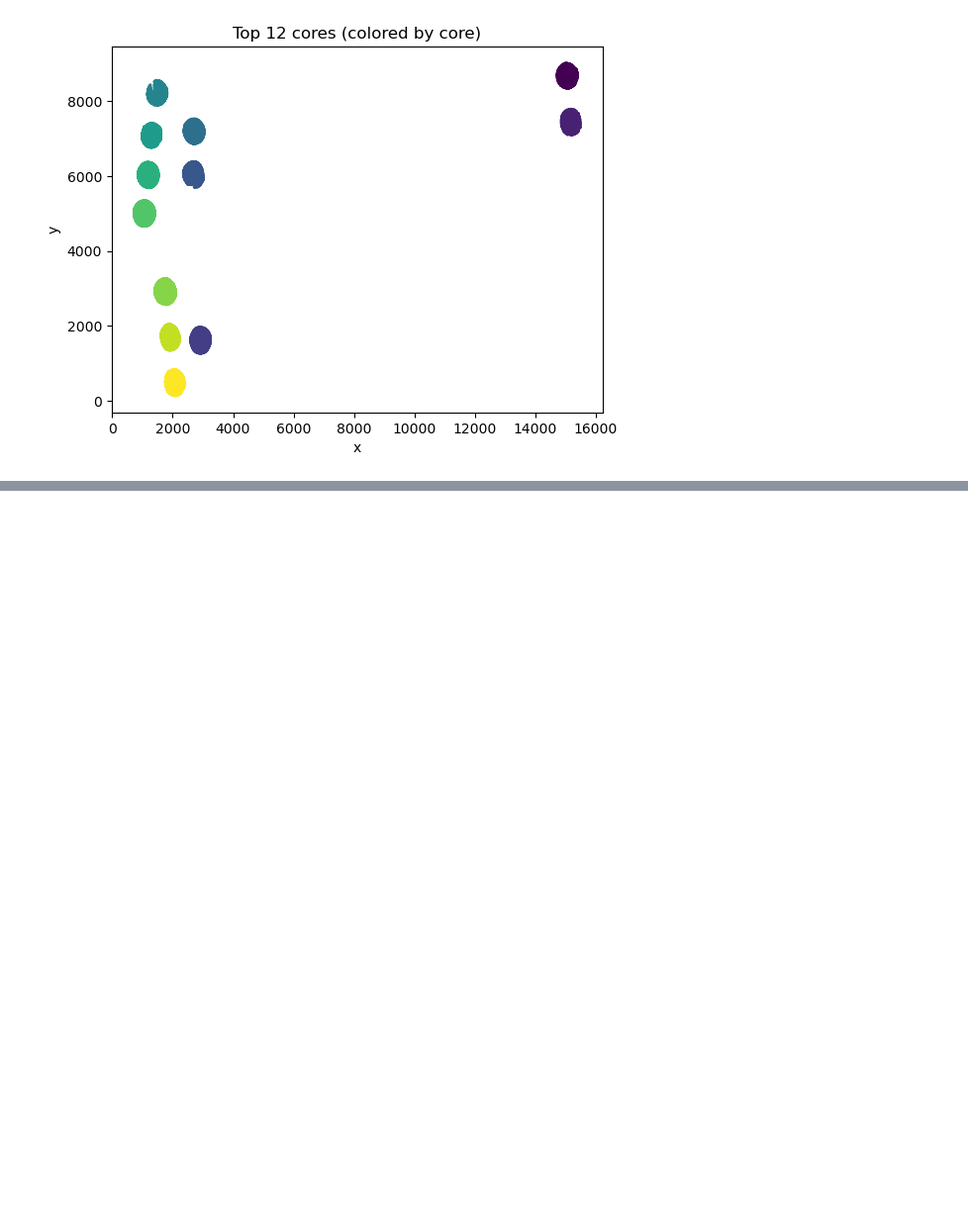
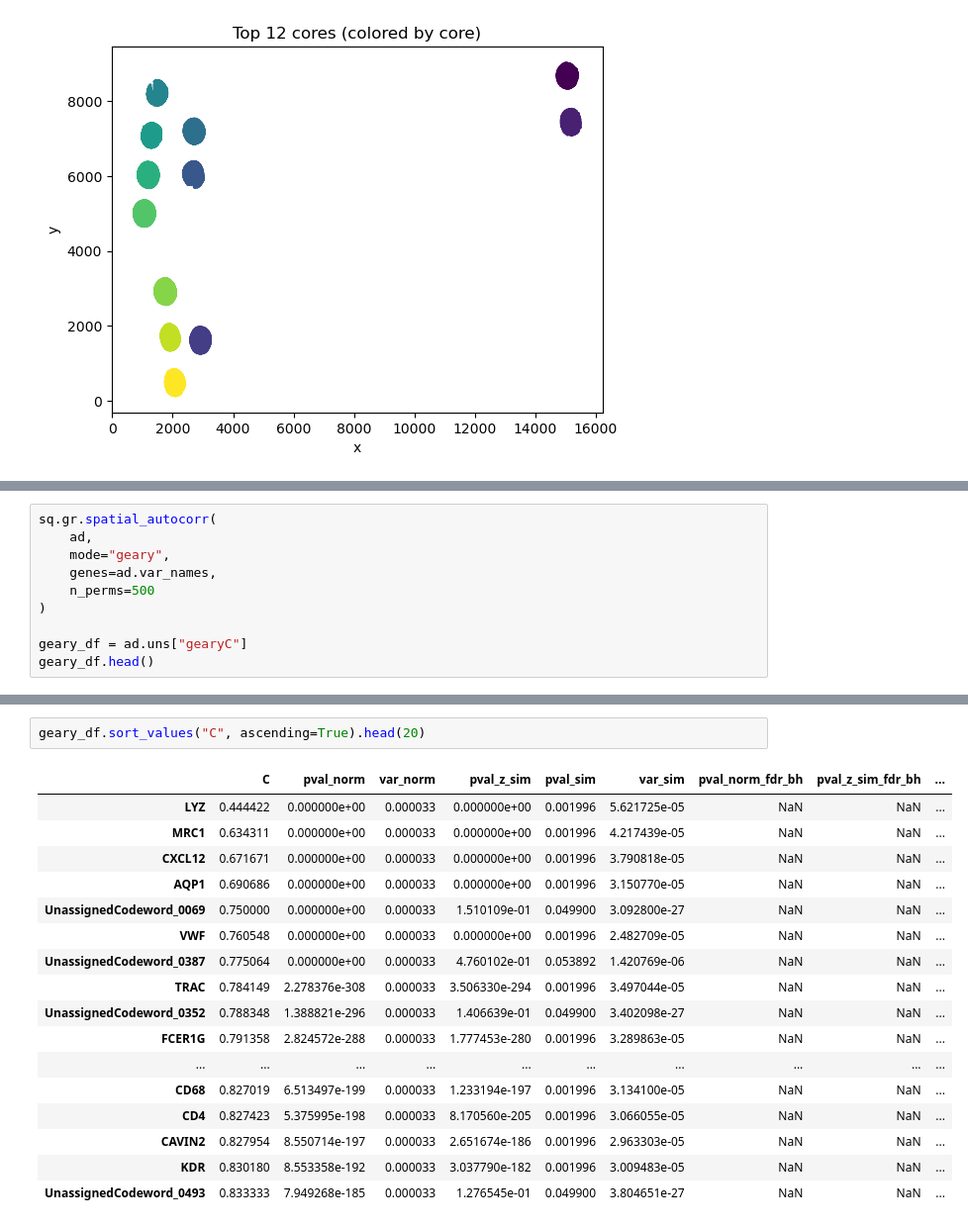
Before and after one commit to SZ-yang/QBS146_Bioinfo_FinalProject, a Jupyter notebook: dataset_test.ipynb, the cells around one changed output, grey strips where cells are left out. Shown at 99% size. Drawn from its saved outputs; the diff is of its cells as text; blank space fills up the shorter version.

```diff
--- a/dataset_test.ipynb
+++ b/dataset_test.ipynb
@@ -114,0 +221,10 @@ sc.pl.umap(ad_small, color=["core", "transcript_counts"], wspace=0.4)
+# %%
+sq.gr.spatial_autocorr(
+    ad,
+    mode="geary",
+    genes=ad.var_names,
+    n_perms=500
+)
+
+geary_df = ad.uns["gearyC"]
+geary_df.head()
@@ -114,0 +255,20 @@ sc.pl.umap(ad_small, color=["core", "transcript_counts"], wspace=0.4)
+# %%
+geary_df.sort_values("C", ascending=True).head(20)
+# %% [output]
+|  | C | pval_norm | var_norm | pval_z_sim | pval_sim | var_sim | pval_norm_fdr_bh | pval_z_sim_fdr_bh | ... |
+| LYZ | 0.444422 | 0.000000e+00 | 0.000033 | 0.000000e+00 | 0.001996 | 5.621725e-05 | NaN | NaN | ... |
+| MRC1 | 0.634311 | 0.000000e+00 | 0.000033 | 0.000000e+00 | 0.001996 | 4.217439e-05 | NaN | NaN | ... |
+| CXCL12 | 0.671671 | 0.000000e+00 | 0.000033 | 0.000000e+00 | 0.001996 | 3.790818e-05 | NaN | NaN | ... |
+| AQP1 | 0.690686 | 0.000000e+00 | 0.000033 | 0.000000e+00 | 0.001996 | 3.150770e-05 | NaN | NaN | ... |
+| UnassignedCodeword_0069 | 0.750000 | 0.000000e+00 | 0.000033 | 1.510109e-01 | 0.049900 | 3.092800e-27 | NaN | NaN | ... |
+| VWF | 0.760548 | 0.000000e+00 | 0.000033 | 0.000000e+00 | 0.001996 | 2.482709e-05 | NaN | NaN | ... |
+| UnassignedCodeword_0387 | 0.775064 | 0.000000e+00 | 0.000033 | 4.760102e-01 | 0.053892 | 1.420769e-06 | NaN | NaN | ... |
+| TRAC | 0.784149 | 2.278376e-308 | 0.000033 | 3.506330e-294 | 0.001996 | 3.497044e-05 | NaN | NaN | ... |
+| UnassignedCodeword_0352 | 0.788348 | 1.388821e-296 | 0.000033 | 1.406639e-01 | 0.049900 | 3.402098e-27 | NaN | NaN | ... |
+| FCER1G | 0.791358 | 2.824572e-288 | 0.000033 | 1.777453e-280 | 0.001996 | 3.289863e-05 | NaN | NaN | ... |
+| ... | ... | ... | ... | ... | ... | ... | ... | ... | ... |
+| CD68 | 0.827019 | 6.513497e-199 | 0.000033 | 1.233194e-197 | 0.001996 | 3.134100e-05 | NaN | NaN | ... |
+| CD4 | 0.827423 | 5.375995e-198 | 0.000033 | 8.170560e-205 | 0.001996 | 3.066055e-05 | NaN | NaN | ... |
+| CAVIN2 | 0.827954 | 8.550714e-197 | 0.000033 | 2.651674e-186 | 0.001996 | 2.963303e-05 | NaN | NaN | ... |
+| KDR | 0.830180 | 8.553358e-192 | 0.000033 | 3.037790e-182 | 0.001996 | 3.009483e-05 | NaN | NaN | ... |
+| UnassignedCodeword_0493 | 0.833333 | 7.949268e-185 | 0.000033 | 1.276545e-01 | 0.049900 | 3.804651e-27 | NaN | NaN | ... |
```
Also changed, not shown: parts of 26 cells of this notebook.
